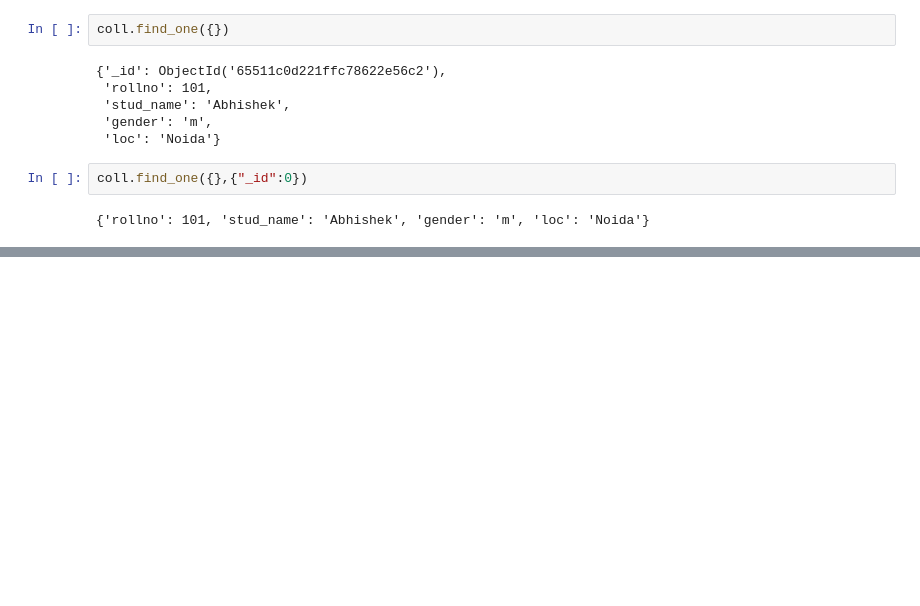
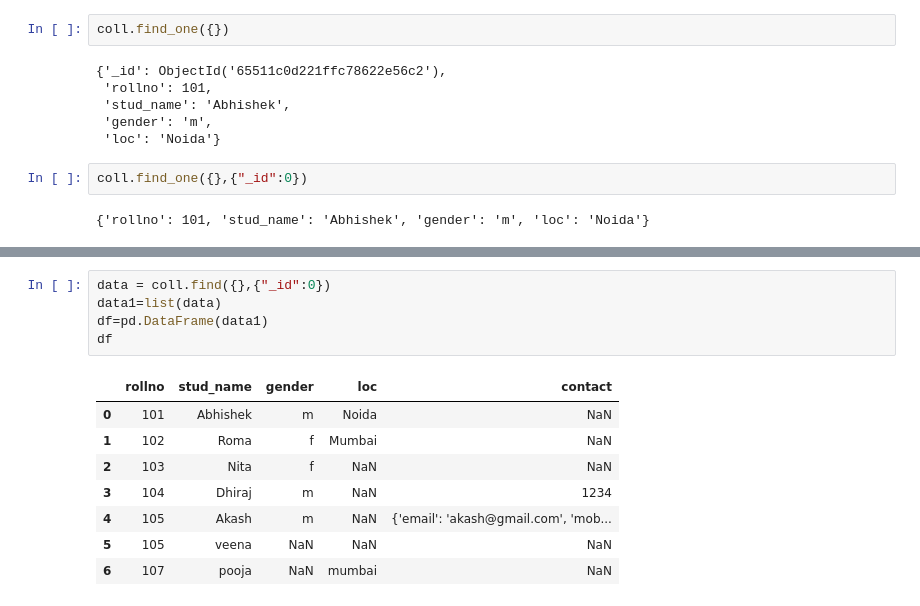
Before and after one commit to abhishek2young/MongoDB_hands_on, a Jupyter notebook: Basics.ipynb, the cells around one changed output, grey strips where cells are left out. Drawn from its saved outputs; the diff is of its cells as text; blank space fills up the shorter version.

```diff
--- a/Basics.ipynb
+++ b/Basics.ipynb
@@ -125,0 +307,14 @@ coll.find_one({},{"_id":0})
+# %%
+data = coll.find({},{"_id":0})
+data1=list(data)
+df=pd.DataFrame(data1)
+df
+# %% [output]
+|  | rollno | stud_name | gender | loc | contact |
+| 0 | 101 | Abhishek | m | Noida | NaN |
+| 1 | 102 | Roma | f | Mumbai | NaN |
+| 2 | 103 | Nita | f | NaN | NaN |
+| 3 | 104 | Dhiraj | m | NaN | 1234 |
+| 4 | 105 | Akash | m | NaN | {'email': 'akash@gmail.com', 'mob... |
+| 5 | 105 | veena | NaN | NaN | NaN |
+| 6 | 107 | pooja | NaN | mumbai | NaN |
```
Also changed, not shown: parts of 55 cells of this notebook, 2 other files.
